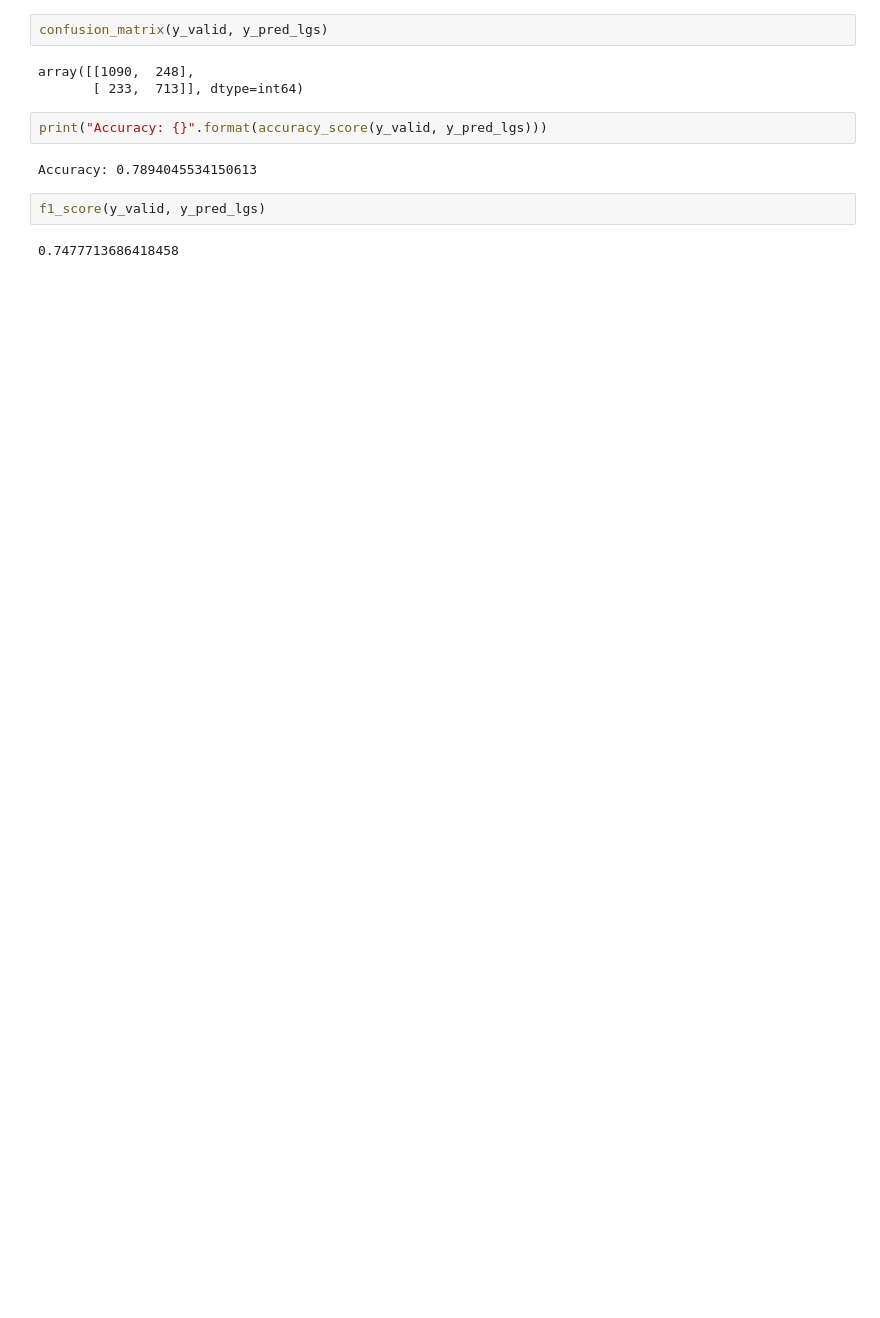
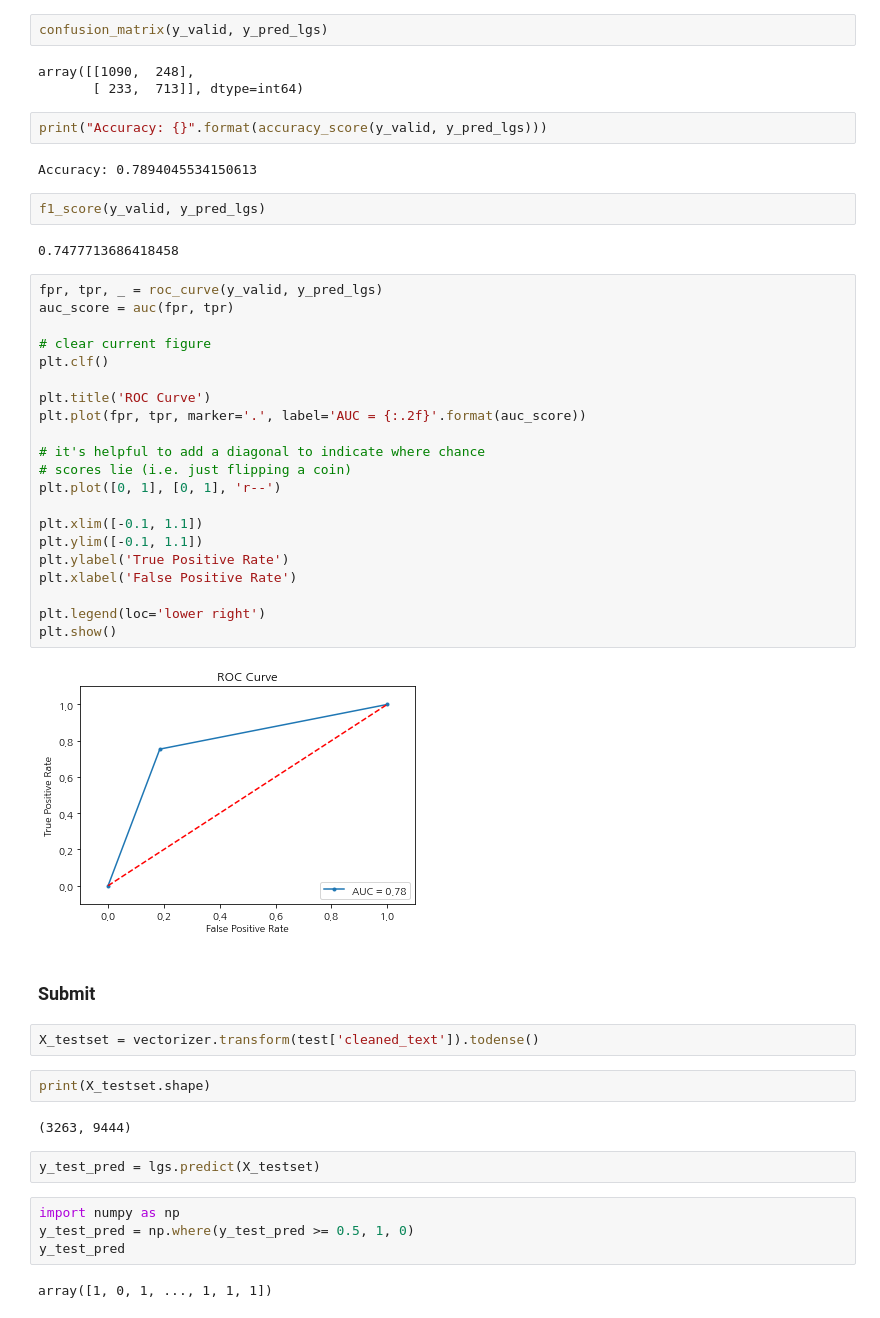
Before and after one commit to shinjangwoon/Kaggle, a Jupyter notebook: kaggle/Natural Language Processing with Disaster Tweets/Natural Language Processing with Disaster Tweets.ipynb, the cells around one changed output. Drawn from its saved outputs; the diff is of its cells as text; blank space fills up the shorter version.

```diff
--- a/kaggle/Natural Language Processing with Disaster Tweets/Natural Language Processing with Disaster Tweets.ipynb
+++ b/kaggle/Natural Language Processing with Disaster Tweets/Natural Language Processing with Disaster Tweets.ipynb
@@ -437,3 +466,42 @@ Accuracy: 0.7894045534150613
 f1_score(y_valid, y_pred_lgs)
 # %% [output]
 0.7477713686418458
+# %%
+fpr, tpr, _ = roc_curve(y_valid, y_pred_lgs)
+auc_score = auc(fpr, tpr)
+
+# clear current figure
+plt.clf()
+
+plt.title('ROC Curve')
+plt.plot(fpr, tpr, marker='.', label='AUC = {:.2f}'.format(auc_score))
+
+# it's helpful to add a diagonal to indicate where chance
+# scores lie (i.e. just flipping a coin)
+plt.plot([0, 1], [0, 1], 'r--')
+
+plt.xlim([-0.1, 1.1])
+plt.ylim([-0.1, 1.1])
+plt.ylabel('True Positive Rate')
+plt.xlabel('False Positive Rate')
+
+plt.legend(loc='lower right')
+plt.show()
+# %% [output]
+[figure, added]
+# %% [markdown]
+### Submit
+# %%
+X_testset = vectorizer.transform(test['cleaned_text']).todense()
+# %%
+print(X_testset.shape)
+# %% [output]
+(3263, 9444)
+# %%
+y_test_pred = lgs.predict(X_testset)
+# %%
+import numpy as np
+y_test_pred = np.where(y_test_pred >= 0.5, 1, 0)
+y_test_pred
+# %% [output]
+array([1, 0, 1, ..., 1, 1, 1])
```
Also changed, not shown: parts of 50 cells of this notebook.
